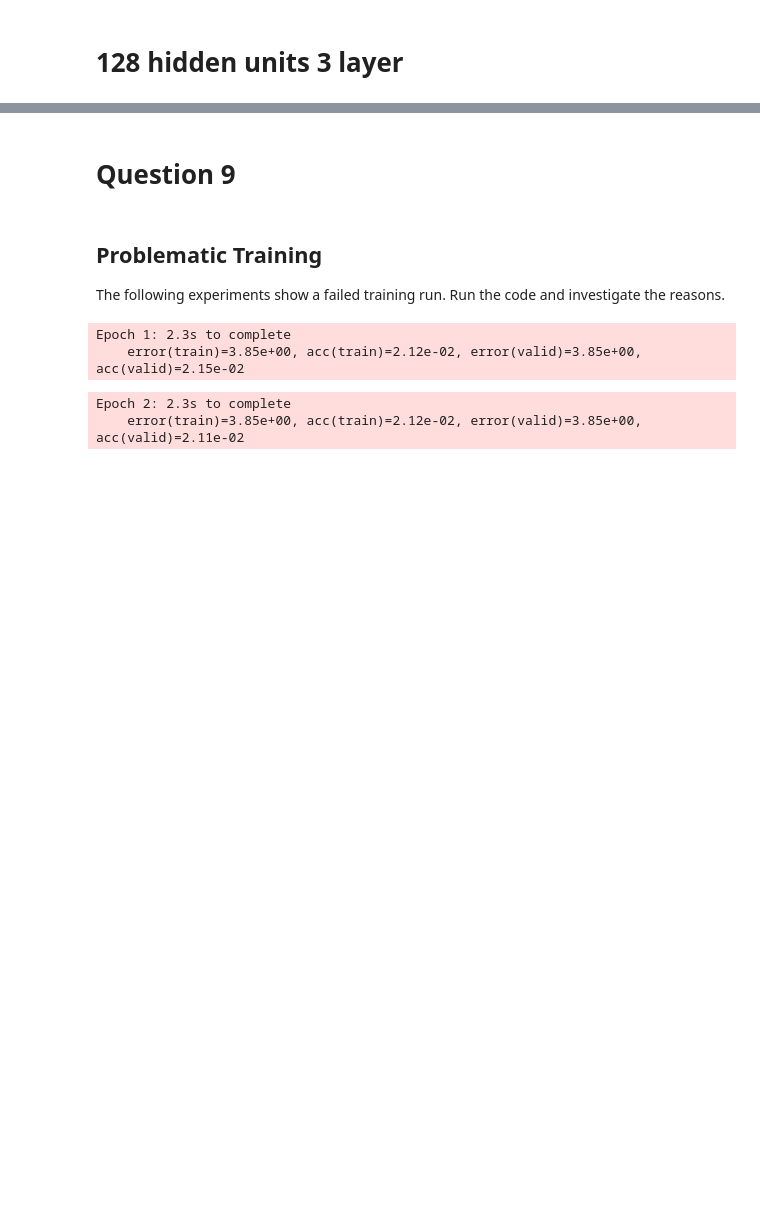
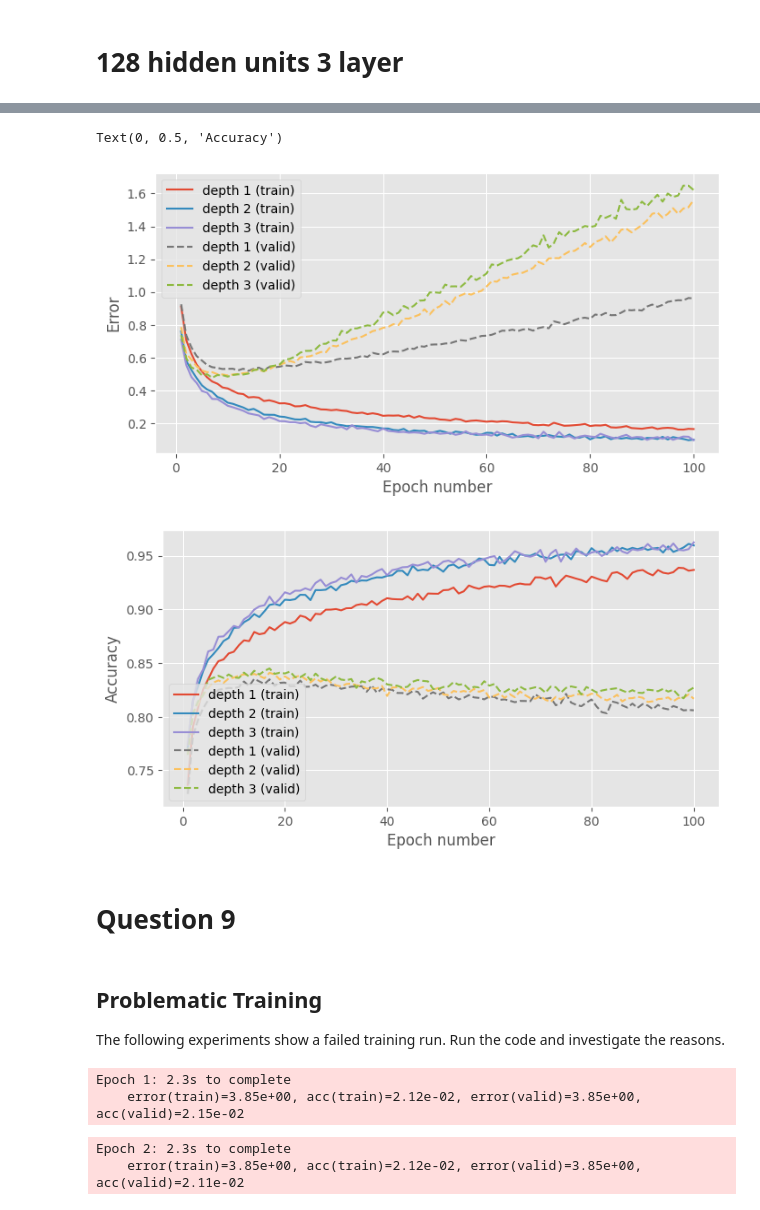
Before and after one commit to Ace0x/mlpractical, a Jupyter notebook: notebooks/Coursework_1.ipynb, the cells around one changed output, grey strips where cells are left out. Saved outputs shown, nothing was run; the diff lists cells and outputs as text; code cells hidden in the pictures; blank space fills up the shorter version.

```diff
--- a/notebooks/Coursework_1.ipynb
+++ b/notebooks/Coursework_1.ipynb
@@ -287,7 +313,7 @@ Epoch 100: 1.1s to complete
 # Setup hyperparameters
 learning_rate = 0.001
 num_epochs = 100
-stats_interval = 20
+stats_interval = 1
 input_dim, output_dim, hidden_dim = 784, 47, 128 # changed hidden dim to 128
 
 weights_init = GlorotUniformInit(rng=rng)
@@ -307,6 +333,6 @@ error = CrossEntropySoftmaxError()
 learning_rule = AdamLearningRule(learning_rate=learning_rate)
 
 # Remember to use notebook=False when you write a script to be run in a terminal
-stats, keys, run_time, fig_1, ax_1, fig_2, ax_2, grad_plot, grad_ax = train_model_and_plot_stats(
+stats_128_2, keys, run_time, fig_1, ax_1, fig_2, ax_2, grad_plot, grad_ax = train_model_and_plot_stats(
     model, error, learning_rule, train_data, valid_data, num_epochs, stats_interval, notebook=True)
 # %% [output]
@@ -332,7 +370,7 @@ Epoch 100: 1.4s to complete
 # Setup hyperparameters
 learning_rate = 0.001
 num_epochs = 100
-stats_interval = 20
+stats_interval = 1
 input_dim, output_dim, hidden_dim = 784, 47, 128 # changed hidden dim to 128
 
 weights_init = GlorotUniformInit(rng=rng)
@@ -354,6 +392,6 @@ error = CrossEntropySoftmaxError()
 learning_rule = AdamLearningRule(learning_rate=learning_rate)
 
 # Remember to use notebook=False when you write a script to be run in a terminal
-stats, keys, run_time, fig_1, ax_1, fig_2, ax_2, grad_plot, grad_ax = train_model_and_plot_stats(
+stats_128_3, keys, run_time, fig_1, ax_1, fig_2, ax_2, grad_plot, grad_ax = train_model_and_plot_stats(
     model, error, learning_rule, train_data, valid_data, num_epochs, stats_interval, notebook=True)
 # %% [output]
@@ -373,3 +423,47 @@ Epoch 100: 1.9s to complete
+# %%
+# plotting 128 hidden units with 1, 2 and 3 hidden layers
+
+fig, ax = plt.subplots(1,1, figsize=(8,4))
+# Plot training error for reference
+ax.plot(np.arange(1, stats_128.shape[0]) * stats_interval,
+          stats_128[1:, keys['error(train)']], label='depth 1 (train)')
+ax.plot(np.arange(1, stats_128_2.shape[0]) * stats_interval,
+            stats_128_2[1:, keys['error(train)']], label='depth 2 (train)')
+ax.plot(np.arange(1, stats_128_3.shape[0]) * stats_interval,
+            stats_128_3[1:, keys['error(train)']], label='depth 3 (train)')
+ax.plot(np.arange(1, stats_128.shape[0]) * stats_interval,
+          stats_128[1:, keys['error(valid)']], label='depth 1 (valid)', linestyle='--')
+ax.plot(np.arange(1, stats_128_2.shape[0]) * stats_interval,
+            stats_128_2[1:, keys['error(valid)']], label='depth 2 (valid)', linestyle='--')
+ax.plot(np.arange(1, stats_128_3.shape[0]) * stats_interval,
+            stats_128_3[1:, keys['error(valid)']], label='depth 3 (valid)', linestyle='--')
+ax.legend(loc=0)
+ax.set_xlabel('Epoch number')
+ax.set_ylabel('Error')
+
+# Separate into different plot for accuracy
+fig, ax = plt.subplots(1,1, figsize=(8,4))
+
+# plot training accuracy for reference
+ax.plot(np.arange(1, stats_128.shape[0]) * stats_interval,
+          stats_128[1:, keys['acc(train)']], label='depth 1 (train)')
+ax.plot(np.arange(1, stats_128_2.shape[0]) * stats_interval,
+            stats_128_2[1:, keys['acc(train)']], label='depth 2 (train)')
+ax.plot(np.arange(1, stats_128_3.shape[0]) * stats_interval,
+            stats_128_3[1:, keys['acc(train)']], label='depth 3 (train)')
+ax.plot(np.arange(1, stats_128.shape[0]) * stats_interval,
+          stats_128[1:, keys['acc(valid)']], label='depth 1 (valid)', linestyle='--')
+ax.plot(np.arange(1, stats_128_2.shape[0]) * stats_interval,
+            stats_128_2[1:, keys['acc(valid)']], label='depth 2 (valid)', linestyle='--')
+ax.plot(np.arange(1, stats_128_3.shape[0]) * stats_interval,
+            stats_128_3[1:, keys['acc(valid)']], label='depth 3 (valid)', linestyle='--')
+ax.legend(loc=0)
+ax.set_xlabel('Epoch number')
+ax.set_ylabel('Accuracy')
+# %% [output]
+Text(0, 0.5, 'Accuracy')
+[figure, added]
+[figure, added]
 # %% [markdown]
 # Question 9
 # %% [markdown]
```
Also changed, not shown: parts of 8 cells of this notebook, 12 other files.
